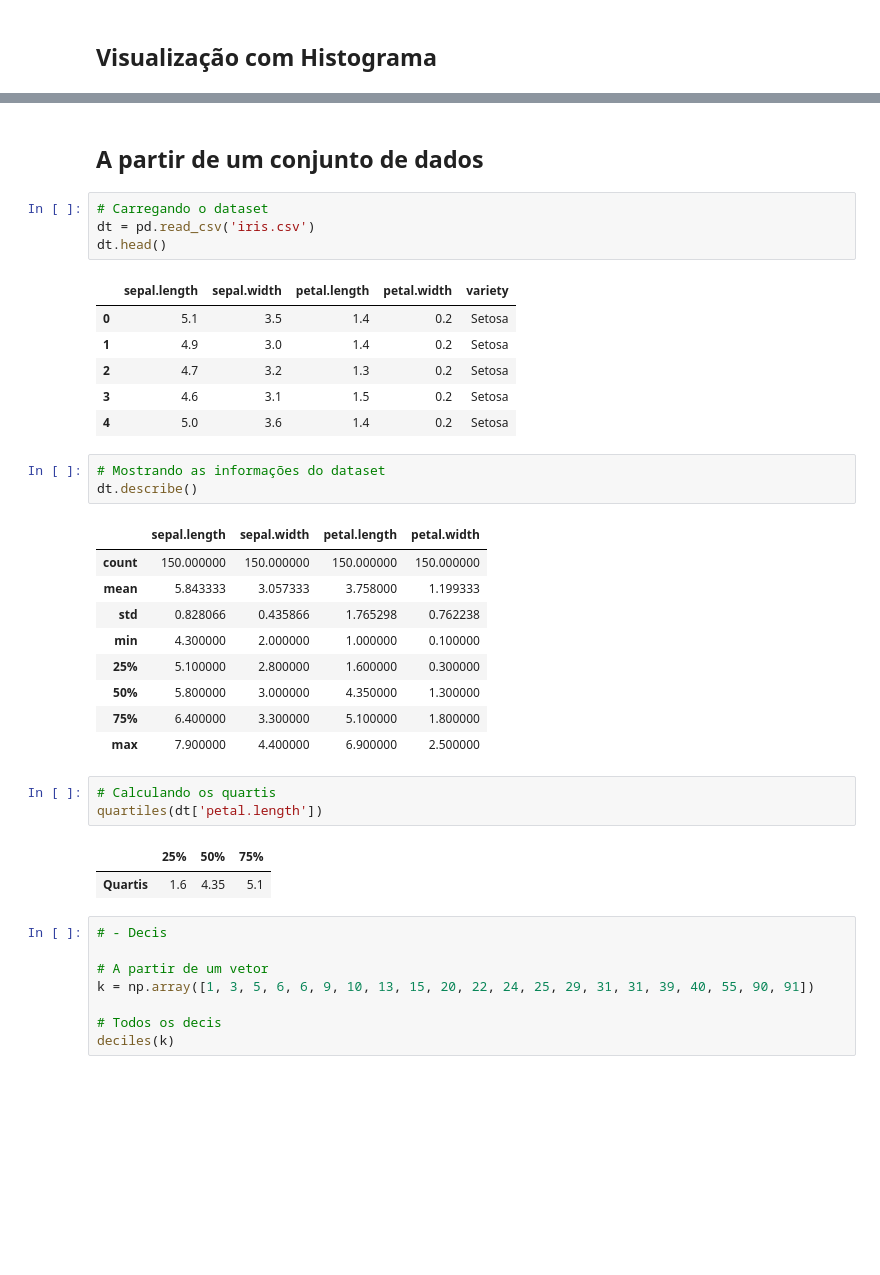
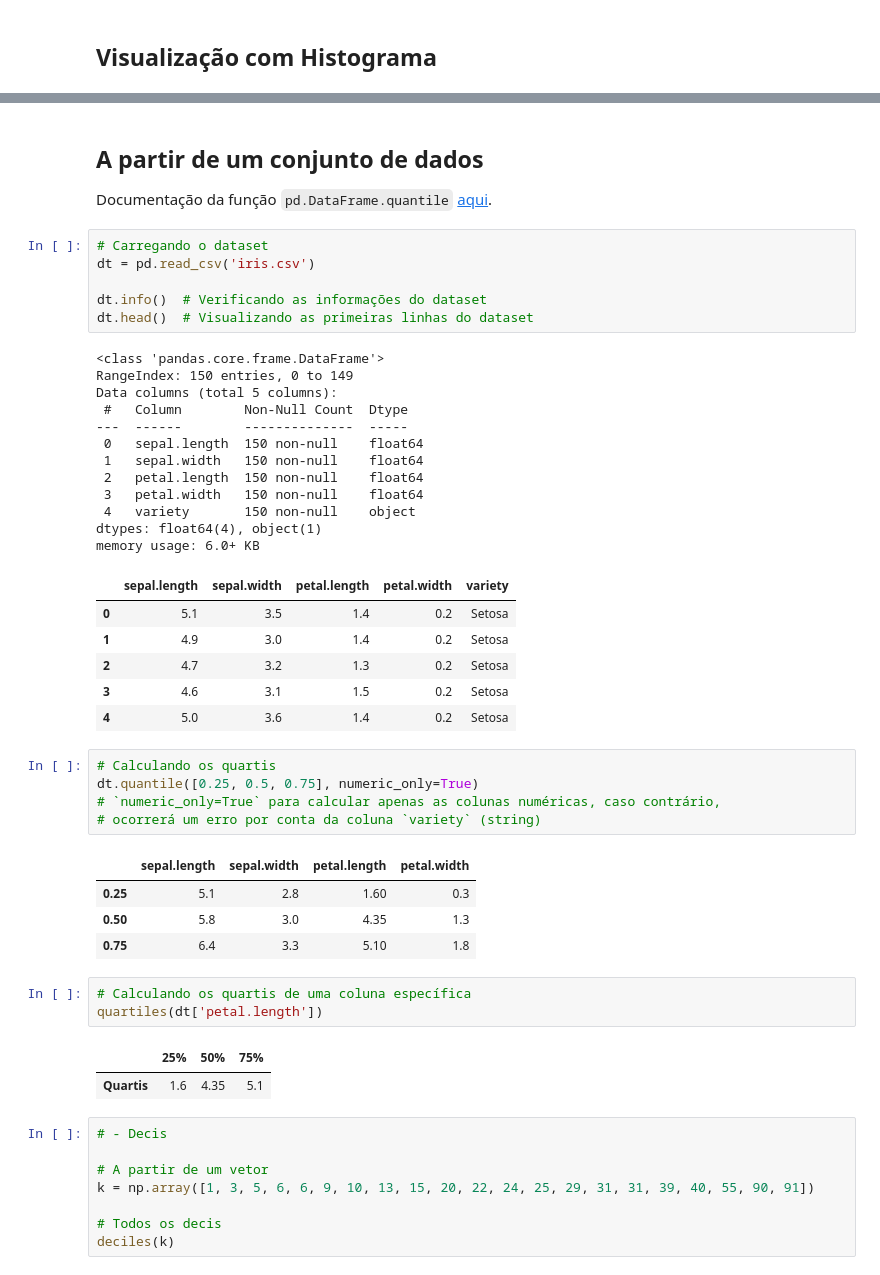
Before and after one commit to italoseara/CET083, a Jupyter notebook: pos.ipynb, the cells around one changed output, grey strips where cells are left out. Cells and saved outputs as stored; diff of their text form; blank space fills up the shorter version.

Commit message:
feat: quartiles

```diff
--- a/pos.ipynb
+++ b/pos.ipynb
@@ -121,31 +121,44 @@ plt.show()
-# %% [markdown]
-## A partir de um conjunto de dados
+# %% [markdown]
+## A partir de um conjunto de dados
+
+Documentação da função `pd.DataFrame.quantile` [aqui](https://pandas.pydata.org/pandas-docs/stable/reference/api/pandas.DataFrame.quantile.html).
 # %%
 # Carregando o dataset
 dt = pd.read_csv('iris.csv')
-dt.head()
+
+dt.info()  # Verificando as informações do dataset
+dt.head()  # Visualizando as primeiras linhas do dataset
 # %% [output]
+<class 'pandas.core.frame.DataFrame'>
+RangeIndex: 150 entries, 0 to 149
+Data columns (total 5 columns):
+ #   Column        Non-Null Count  Dtype
+---  ------        --------------  -----
+ 0   sepal.length  150 non-null    float64
+ 1   sepal.width   150 non-null    float64
+ 2   petal.length  150 non-null    float64
+ 3   petal.width   150 non-null    float64
+ 4   variety       150 non-null    object
+dtypes: float64(4), object(1)
+memory usage: 6.0+ KB
 |  | sepal.length | sepal.width | petal.length | petal.width | variety |
 | 0 | 5.1 | 3.5 | 1.4 | 0.2 | Setosa |
 | 1 | 4.9 | 3.0 | 1.4 | 0.2 | Setosa |
 | 2 | 4.7 | 3.2 | 1.3 | 0.2 | Setosa |
 | 3 | 4.6 | 3.1 | 1.5 | 0.2 | Setosa |
 | 4 | 5.0 | 3.6 | 1.4 | 0.2 | Setosa |
-# %%
-# Mostrando as informações do dataset
-dt.describe()
-# %% [output]
-|  | sepal.length | sepal.width | petal.length | petal.width |
-| count | 150.000000 | 150.000000 | 150.000000 | 150.000000 |
-| mean | 5.843333 | 3.057333 | 3.758000 | 1.199333 |
-| std | 0.828066 | 0.435866 | 1.765298 | 0.762238 |
-| min | 4.300000 | 2.000000 | 1.000000 | 0.100000 |
-| 25% | 5.100000 | 2.800000 | 1.600000 | 0.300000 |
-| 50% | 5.800000 | 3.000000 | 4.350000 | 1.300000 |
-| 75% | 6.400000 | 3.300000 | 5.100000 | 1.800000 |
-| max | 7.900000 | 4.400000 | 6.900000 | 2.500000 |
+# %%
+# Calculando os quartis
+dt.quantile([0.25, 0.5, 0.75], numeric_only=True)
+# `numeric_only=True` para calcular apenas as colunas numéricas, caso contrário,
+# ocorrerá um erro por conta da coluna `variety` (string)
+# %% [output]
+|  | sepal.length | sepal.width | petal.length | petal.width |
+| 0.25 | 5.1 | 2.8 | 1.60 | 0.3 |
+| 0.50 | 5.8 | 3.0 | 4.35 | 1.3 |
+| 0.75 | 6.4 | 3.3 | 5.10 | 1.8 |
 # %%
-# Calculando os quartis
+# Calculando os quartis de uma coluna específica
 quartiles(dt['petal.length'])
 # %% [output]
 |  | 25% | 50% | 75% |
```
Also changed, not shown: parts of 5 cells of this notebook.
